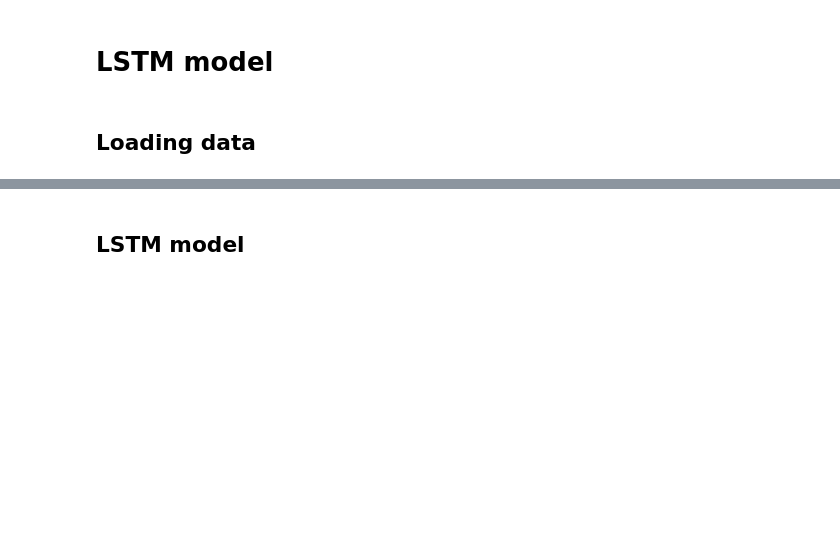
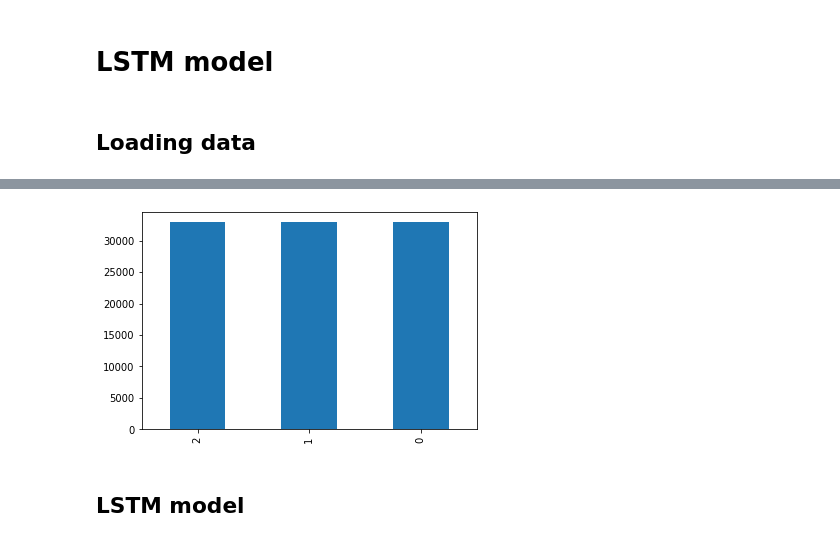
Before and after one commit to hugocedervall/stock-news-price-prediction, a Jupyter notebook: LSTM.ipynb, the cells around one changed output, grey strips where cells are left out. Saved outputs shown, nothing was run; the diff lists cells and outputs as text; code cells hidden in the pictures; blank space fills up the shorter version.

```diff
--- a/LSTM.ipynb
+++ b/LSTM.ipynb
@@ -47,2 +26,0 @@ for unique_class in set(dataset.priceChangeClass):
-# %%
-balanced_dataset = dataset.loc[indexes].sample(frac=1).reset_index(drop=True)
@@ -79,3 +35,8 @@ train_data.iloc[0].summary
+# %%
+import matplotlib.pyplot as plt
+balanced_dataset['priceChangeClass'].value_counts().plot(kind='bar');
+# %% [output]
+[figure, added]
 # %% [markdown]
 ## LSTM model
 # %%
```
Also changed, not shown: parts of 29 cells of this notebook.
